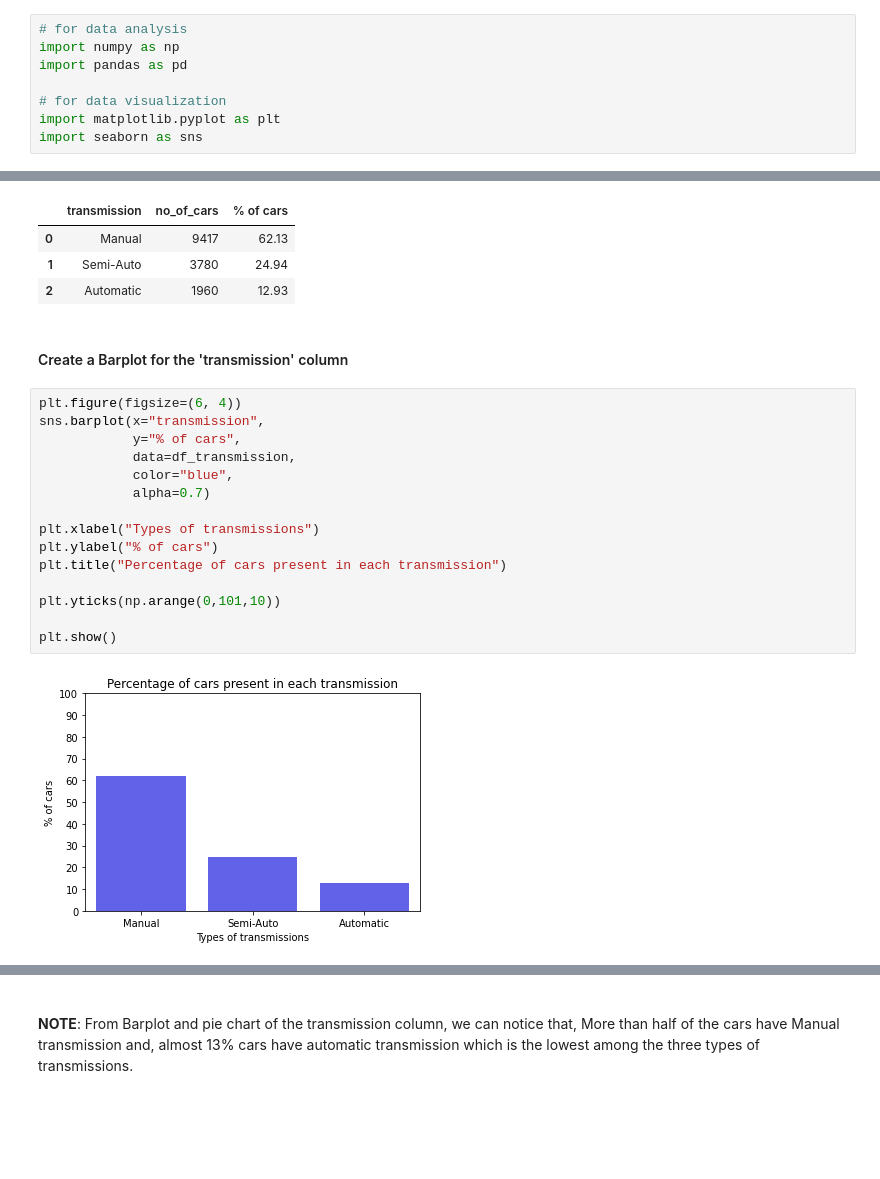
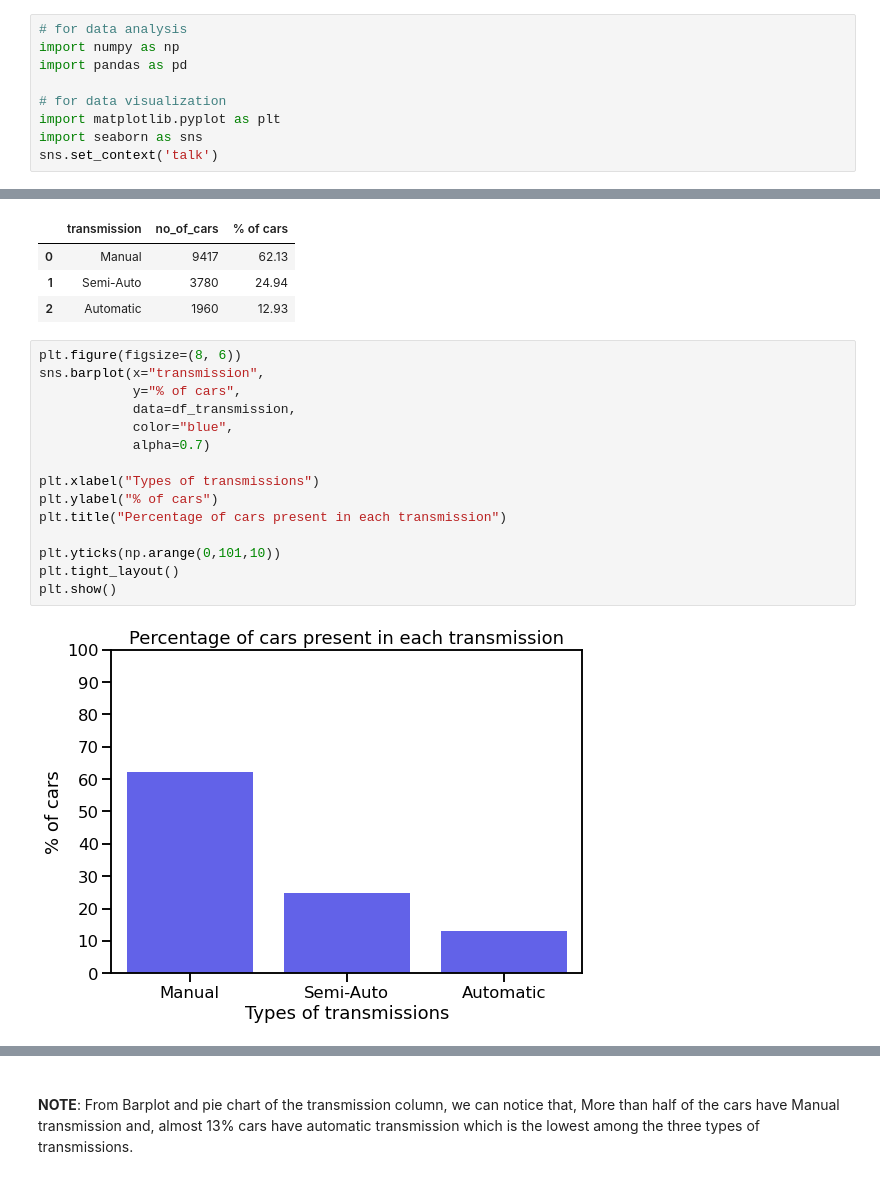
Before and after one commit to subrataBAEC/EMK_ML, a Jupyter notebook: Data Visualization/Volkswagen_used_car_EDA.ipynb, the cells around one changed output, grey strips where cells are left out. Cells and saved outputs as stored; diff of their text form; blank space fills up the shorter version.

```diff
--- a/Data Visualization/Volkswagen_used_car_EDA.ipynb
+++ b/Data Visualization/Volkswagen_used_car_EDA.ipynb
@@ -18,3 +33,4 @@ import pandas as pd
 # for data visualization
 import matplotlib.pyplot as plt
 import seaborn as sns
+sns.set_context('talk')
@@ -205,25 +248,23 @@ display(df_transmission)
 | 0 | Manual | 9417 | 62.13 |
 | 1 | Semi-Auto | 3780 | 24.94 |
 | 2 | Automatic | 1960 | 12.93 |
-# %% [markdown]
-#### Create a Barplot for the 'transmission' column
 # %%
-plt.figure(figsize=(6, 4))
+plt.figure(figsize=(8, 6))
 sns.barplot(x="transmission",
             y="% of cars",
             data=df_transmission,
             color="blue",
             alpha=0.7)
 
 plt.xlabel("Types of transmissions")
 plt.ylabel("% of cars")
 plt.title("Percentage of cars present in each transmission")
 
 plt.yticks(np.arange(0,101,10))
-
+plt.tight_layout()
 plt.show()
 # %% [output]
-[figure, old version]
+[figure, new version]
 # %%
 # using annotations
 
```
Also changed, not shown: parts of 94 cells of this notebook.
